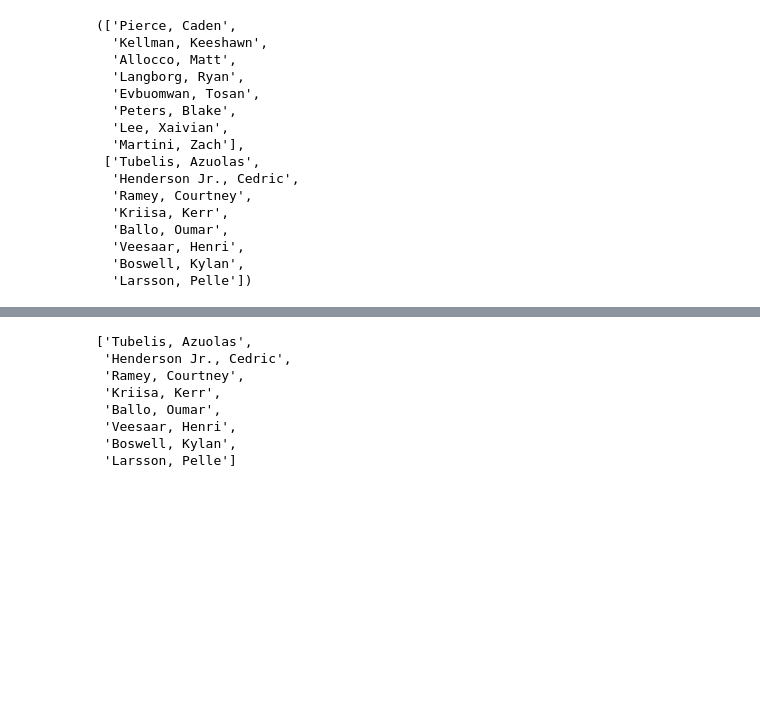
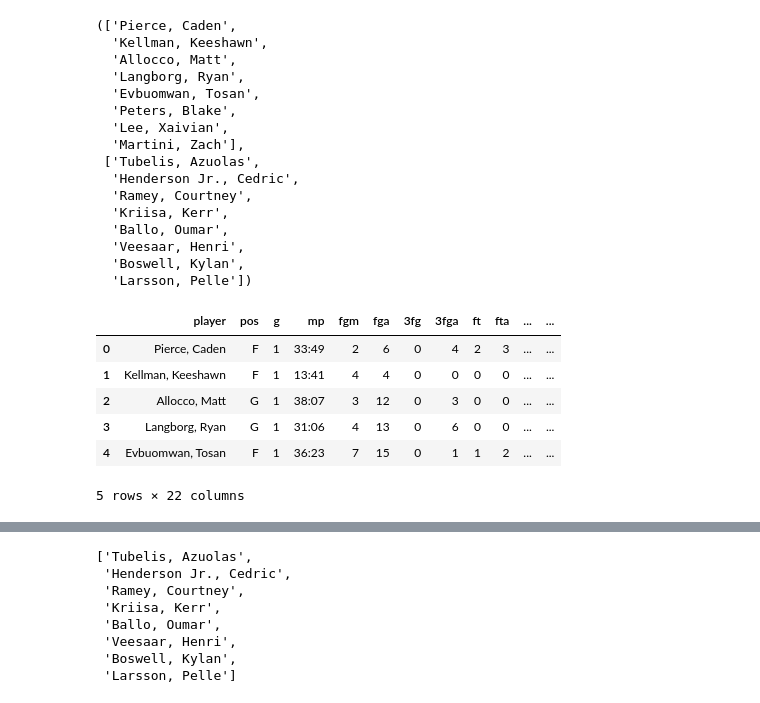
Before and after one commit to auser/ncaa-predictions, a Jupyter notebook: notebooks/04_get_season_matchups.ipynb, the cells around one changed output, grey strips where cells are left out. Drawn from its saved outputs; the diff is of its cells as text; code cells hidden in the pictures; blank space fills up the shorter version.

```diff
--- a/notebooks/04_get_season_matchups.ipynb
+++ b/notebooks/04_get_season_matchups.ipynb
@@ -155,3 +133,14 @@ active_princeton_players, active_arizona_players
   'Veesaar, Henri',
   'Boswell, Kylan',
   'Larsson, Pelle'])
+# %%
+stats = game.get_game_stats()
+stats.head()
+# %% [output]
+|  | player | pos | g | mp | fgm | fga | 3fg | 3fga | ft | fta | ... | ... |
+| 0 | Pierce, Caden | F | 1 | 33:49 | 2 | 6 | 0 | 4 | 2 | 3 | ... | ... |
+| 1 | Kellman, Keeshawn | F | 1 | 13:41 | 4 | 4 | 0 | 0 | 0 | 0 | ... | ... |
+| 2 | Allocco, Matt | G | 1 | 38:07 | 3 | 12 | 0 | 3 | 0 | 0 | ... | ... |
+| 3 | Langborg, Ryan | G | 1 | 31:06 | 4 | 13 | 0 | 6 | 0 | 0 | ... | ... |
+| 4 | Evbuomwan, Tosan | F | 1 | 36:23 | 7 | 15 | 0 | 1 | 1 | 2 | ... | ... |
+5 rows × 22 columns
```
Also changed, not shown: parts of 5 cells of this notebook, 3 other files.
